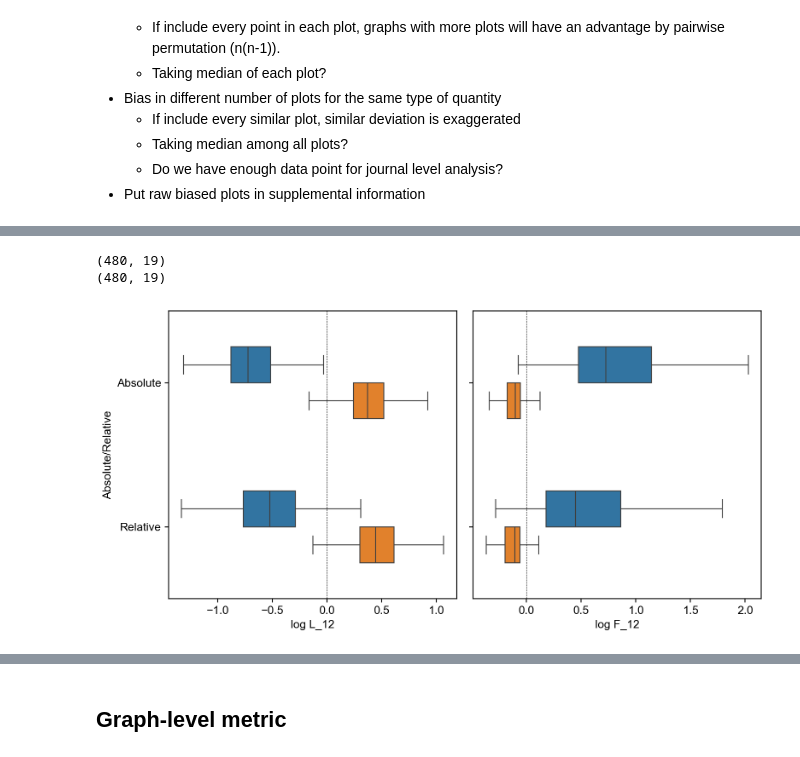
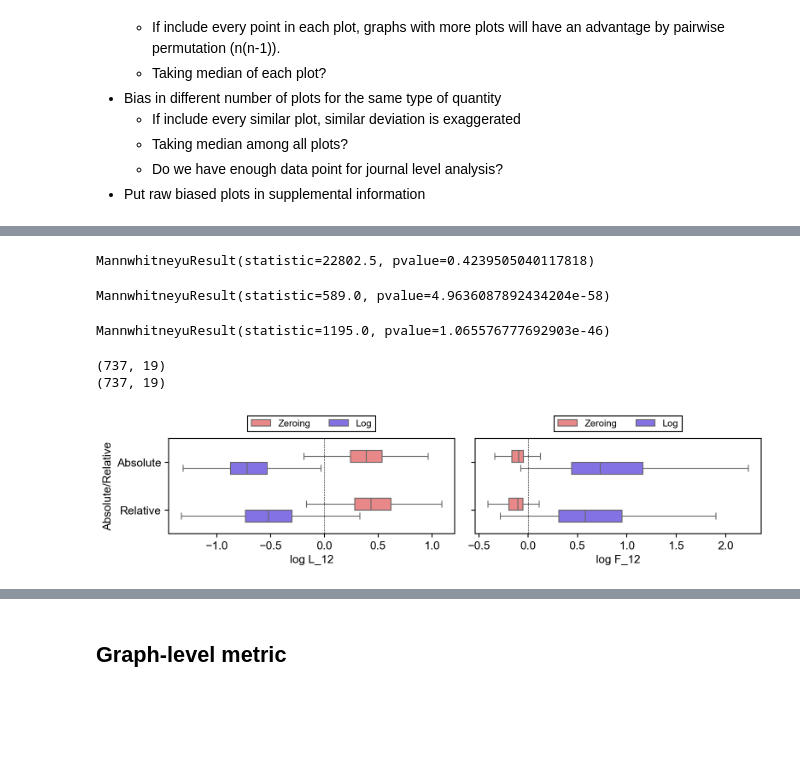
Before and after one commit to tengjuilin/misused-bar-graphs, a Jupyter notebook: lie-factor-quantification.ipynb, the cells around one changed output, grey strips where cells are left out. Saved outputs shown, nothing was run; the diff lists cells and outputs as text; code cells hidden in the pictures; blank space fills up the shorter version.

```diff
--- a/lie-factor-quantification.ipynb
+++ b/lie-factor-quantification.ipynb
@@ -223,9 +223,9 @@ cv = lambda series: series.std() / series.mean()
 ## Graph annotations
 # %%
 journals = [
-    # 'acs_nano',
+    'acs_nano',
     'bioeng_transl_med',
-    # 'cell',
+    'cell',
     'nat_biomed_eng',
     'nat_biotechnol',
     'nat_cancer',
@@ -244,7 +244,6 @@ bar_annot_df_list = []
 for journal in journals:
     mistake_bar_annot_df_list = []
     for mistake in mistakes:
-        # EXTRACT FIGURE QUANTITY ANNOTATIONS
         # get filepaths of graph quantity annotation
         annot_df_ = pd.read_excel(os.path.join(f'data/misused_bar_graph_figures/{journal}/{mistake}', 'annotation.xlsx'), index_col=0)
         mistake_bar_annot_df_list.append(annot_df_)
@@ -477,9 +485,9 @@ ALPHA_MARK_LABEL = 'Mark Proportionality Constant'
 ALPHA_DIFF_LABEL = 'Difference Proportionality Constant'
 # %%
 journals = [
-    # 'acs_nano',
+    'acs_nano',
     'bioeng_transl_med',
-    # 'cell',
+    'cell',
     'nat_biomed_eng',
     'nat_biotechnol',
     'nat_cancer',
@@ -866,43 +917,93 @@ plot_df.groupby(['Mistake', 'Physical quantity II']).count()
+# %%
+scipy.stats.mannwhitneyu(
+    plot_df.loc[(plot_df['Mistake'] == 'zero') & (plot_df['Absolute/Relative'] == 'Absolute'), 'log F_12'].dropna(),
+    plot_df.loc[(plot_df['Mistake'] == 'zero') & (plot_df['Absolute/Relative'] == 'Relative'), 'log F_12'].dropna(),
+)
+# %% [output]
+MannwhitneyuResult(statistic=22802.5, pvalue=0.4239505040117818)
+# %%
+scipy.stats.mannwhitneyu(
+    plot_df.loc[(plot_df['Mistake'] == 'zero') & (plot_df['Absolute/Relative'] == 'Absolute'), 'log F_12'].dropna(),
+    plot_df.loc[(plot_df['Mistake'] == 'log') & (plot_df['Absolute/Relative'] == 'Absolute'), 'log F_12'].dropna(),
+)
+# %% [output]
+MannwhitneyuResult(statistic=589.0, pvalue=4.9636087892434204e-58)
+# %%
+scipy.stats.mannwhitneyu(
+    plot_df.loc[(plot_df['Mistake'] == 'zero') & (plot_df['Absolute/Relative'] == 'Relative'), 'log F_12'].dropna(),
+    plot_df.loc[(plot_df['Mistake'] == 'log') & (plot_df['Absolute/Relative'] == 'Relative'), 'log F_12'].dropna(),
+)
+# %% [output]
+MannwhitneyuResult(statistic=1195.0, pvalue=1.065576777692903e-46)
 # %%
 row = 1
 col = 2
 scale = 3
 fig, axs = plt.subplots(row, col, figsize=(10, 5), sharey=True)
 plot_df = L_df.groupby(L_df.index).median()
 plot_df = plot_df.join(bar_annot_df[['Absolute/Relative', 'Journal', 'DOI', 'Mistake', 'Physical quantity II']])
 plot_df = plot_df.groupby(['Absolute/Relative', 'Journal', 'DOI', 'Mistake', 'Physical quantity II']).median().reset_index()
 print(plot_df.shape)
-sns.boxplot(
+box = sns.boxplot(
     plot_df,
     x='log L_12',
     y='Absolute/Relative',
     hue='Mistake',
     ax=axs[0],
     width=0.5,
-    legend=False,
     showfliers=False,
-    order=np.unique(plot_df['Absolute/Relative']),
+    order=['Absolute', 'Relative'],
+    hue_order=['zero', 'log'],
+    palette=[ARTICLES_ZERO_PROBLEM_COLOR, ARTICLES_LOG_PROBLEM_COLOR],
+    saturation=0.85,
 )
+# configure legend
+sns.move_legend(
+    box,
+    loc='lower center',
+    **dict(
+        bbox_to_anchor=(0.5, 1.02),
+        title='',
+        labels=[ZERO_LABEL, LOG_LABEL],
+        ncol=2,
+    )
+)
+
 plot_df = L_df[L_df['x_1'] > L_df['x_2']].groupby(L_df[L_df['x_1'] > L_df['x_2']].index).median()
 plot_df = plot_df.join(bar_annot_df[['Absolute/Relative', 'Journal', 'DOI', 'Mistake', 'Physical quantity II']])
 plot_df = plot_df.groupby(['Absolute/Relative', 'Journal', 'DOI', 'Mistake', 'Physical quantity II']).median().reset_index()
 print(plot_df.shape)
-sns.boxplot(
+box = sns.boxplot(
     plot_df,
     x='log F_12',
     y='Absolute/Relative',
     hue='Mistake',
     ax=axs[1],
     width=0.5,
-    legend=False,
     showfliers=False,
-    order=np.unique(plot_df['Absolute/Relative']),
+    order=['Absolute', 'Relative'],
+    hue_order=['zero', 'log'],
+    palette=[ARTICLES_ZERO_PROBLEM_COLOR, ARTICLES_LOG_PROBLEM_COLOR],
+    saturation=0.85,
 )
+# configure legend
+sns.move_legend(
+    box,
+    loc='lower center',
+    **dict(
+        bbox_to_anchor=(0.5, 1.02),
+        title='',
+        labels=[ZERO_LABEL, LOG_LABEL],
+        ncol=2,
+    )
+)
+
 for i in range(col):
     axs[i].axvline(0, color='k', ls='--', lw=0.5, zorder=999)
-    axs[i].set_box_aspect(1)
+    axs[i].set_box_aspect(1/3)
+    # axs[i].axis('off')
 plt.tight_layout()
 # %% [output]
-(480, 19)
-(480, 19)
+(737, 19)
+(737, 19)
-[figure, old version]
+[figure, new version]
```
Also changed, not shown: parts of 52 cells of this notebook, 2 other files.
